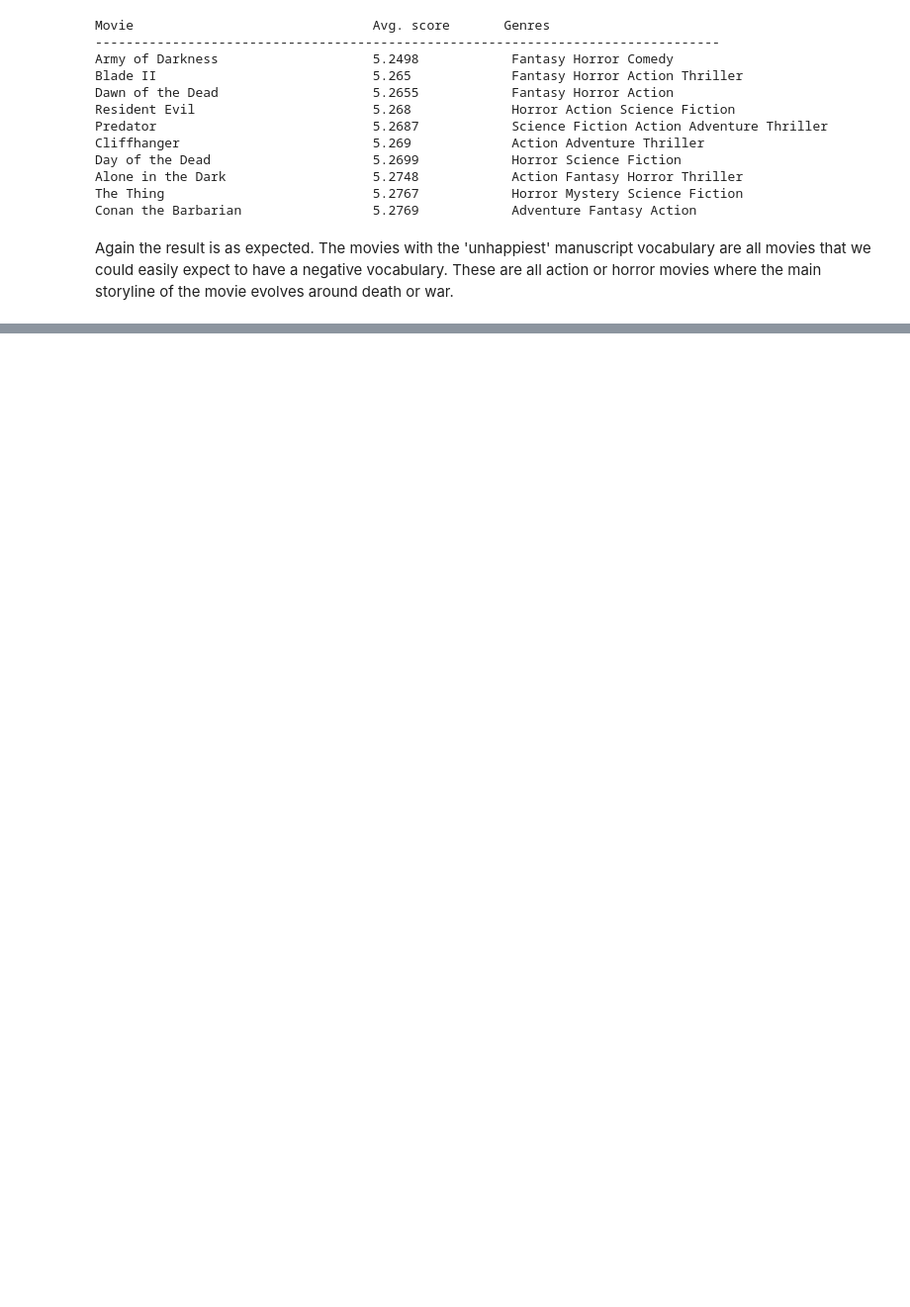
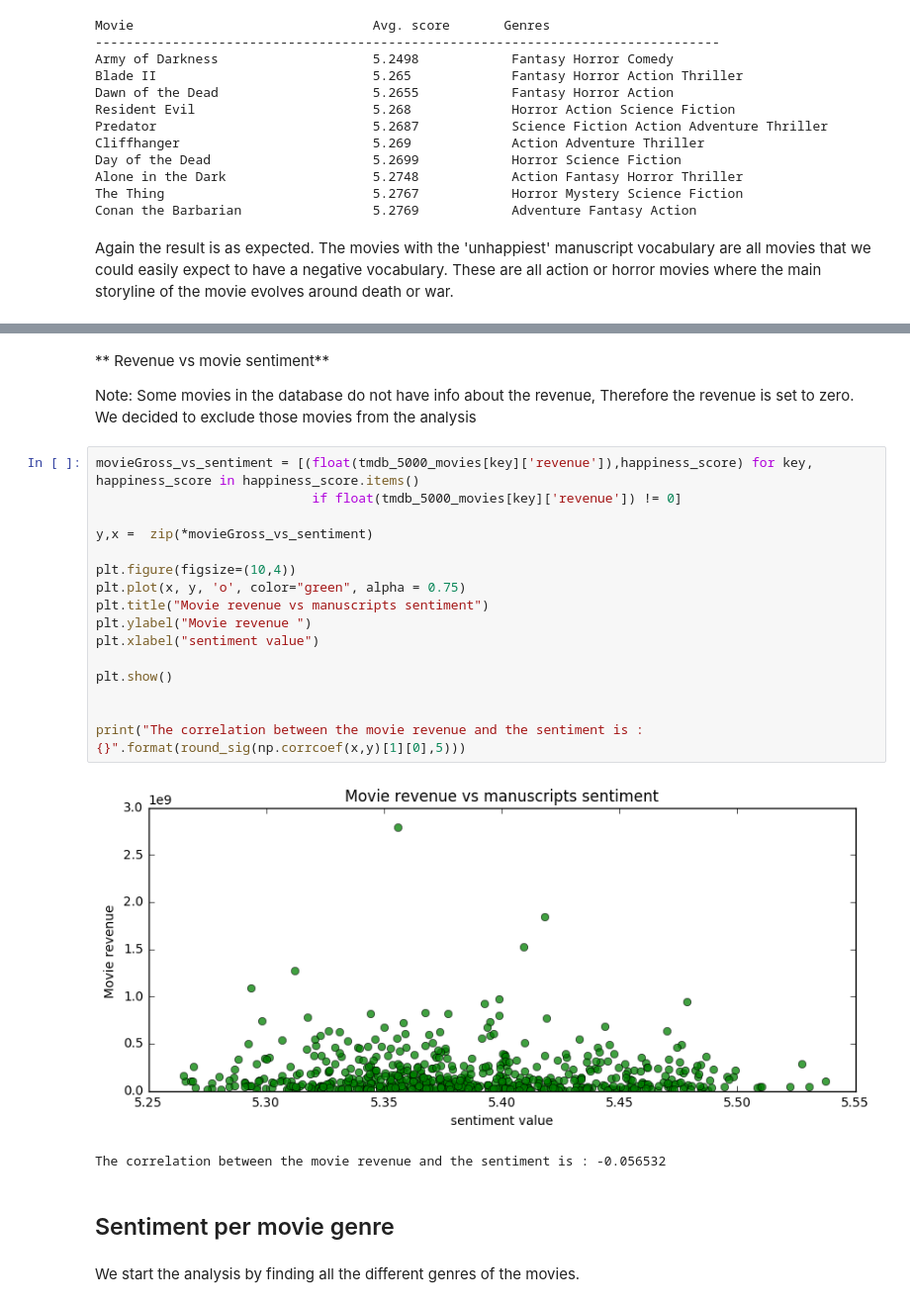
Before and after one commit to gretarg09/DTU__SocialGraphs-FinalProject, a Jupyter notebook: Notebooks/Manuscripts_analysis.ipynb, the cells around one changed output, grey strips where cells are left out. Shown at 99% size. Cells and saved outputs as stored; diff of their text form; blank space fills up the shorter version.

```diff
--- a/Notebooks/Manuscripts_analysis.ipynb
+++ b/Notebooks/Manuscripts_analysis.ipynb
@@ -304,0 +393,27 @@ To further analyse the sentiment, we wanted to find out if the sentiment has som
+# %% [markdown]
+** Revenue vs movie sentiment**
+
+Note: Some movies in the database do not have info about the revenue, Therefore the revenue is set to zero. We decided to exclude those movies from the analysis
+# %%
+movieGross_vs_sentiment = [(float(tmdb_5000_movies[key]['revenue']),happiness_score) for key, happiness_score in happiness_score.items()
+                            if float(tmdb_5000_movies[key]['revenue']) != 0]
+
+y,x =  zip(*movieGross_vs_sentiment)
+
+plt.figure(figsize=(10,4))
+plt.plot(x, y, 'o', color="green", alpha = 0.75)
+plt.title("Movie revenue vs manuscripts sentiment")
+plt.ylabel("Movie revenue ")
+plt.xlabel("sentiment value")
+
+plt.show()
+
+
+print("The correlation between the movie revenue and the sentiment is : {}".format(round_sig(np.corrcoef(x,y)[1][0],5)))
+# %% [output]
+[figure, added]
+The correlation between the movie revenue and the sentiment is : -0.056532
+# %% [markdown]
+## Sentiment per movie genre
+# %% [markdown]
+We start the analysis by finding all the different genres of the movies.
```
Also changed, not shown: parts of 20 cells of this notebook.
